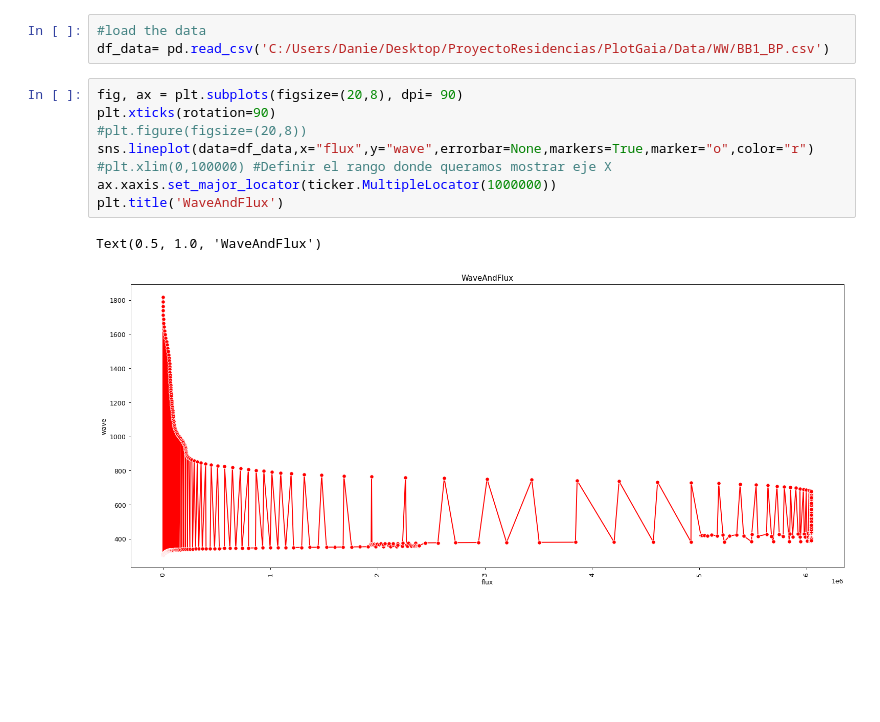
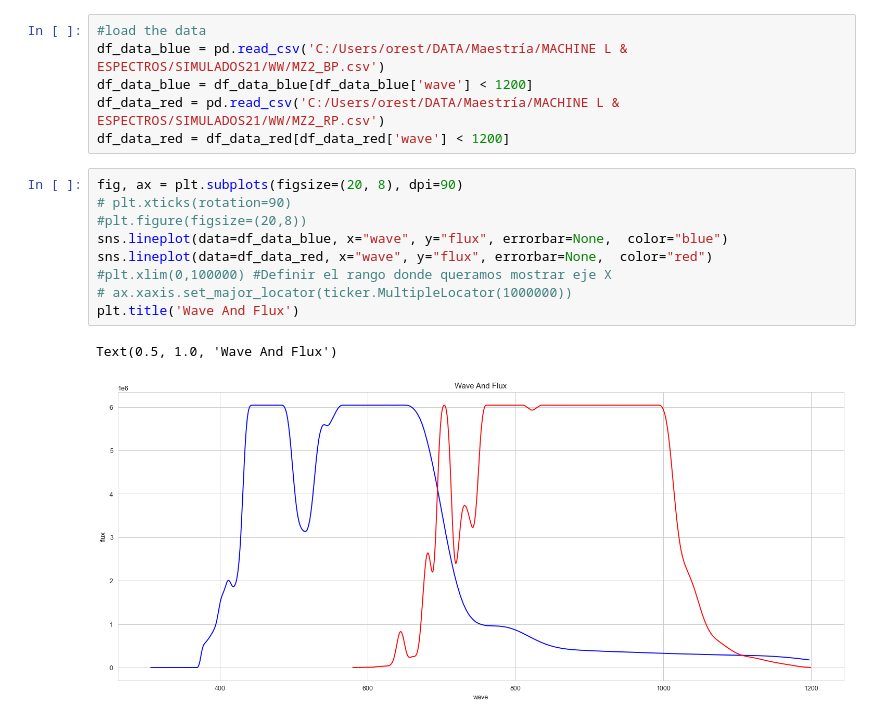
Before and after one commit to dandh10/PruebasSim, a Jupyter notebook: Prueba.ipynb, the cells around one changed output. Cells and saved outputs as stored; diff of their text form; blank space fills up the shorter version.

```diff
--- a/Prueba.ipynb
+++ b/Prueba.ipynb
@@ -9,15 +12,19 @@ import matplotlib.ticker as ticker
-# %%
-#load the data
-df_data= pd.read_csv('C:/Users/Danie/Desktop/ProyectoResidencias/PlotGaia/Data/WW/BB1_BP.csv')
+# %%
+#load the data
+df_data_blue = pd.read_csv('C:/Users/orest/DATA/Maestría/MACHINE L & ESPECTROS/SIMULADOS21/WW/MZ2_BP.csv')
+df_data_blue = df_data_blue[df_data_blue['wave'] < 1200]
+df_data_red = pd.read_csv('C:/Users/orest/DATA/Maestría/MACHINE L & ESPECTROS/SIMULADOS21/WW/MZ2_RP.csv')
+df_data_red = df_data_red[df_data_red['wave'] < 1200]
 # %%
-fig, ax = plt.subplots(figsize=(20,8), dpi= 90)
-plt.xticks(rotation=90)
+fig, ax = plt.subplots(figsize=(20, 8), dpi=90)
+# plt.xticks(rotation=90)
 #plt.figure(figsize=(20,8))
-sns.lineplot(data=df_data,x="flux",y="wave",errorbar=None,markers=True,marker="o",color="r")
+sns.lineplot(data=df_data_blue, x="wave", y="flux", errorbar=None,  color="blue")
+sns.lineplot(data=df_data_red, x="wave", y="flux", errorbar=None,  color="red")
 #plt.xlim(0,100000) #Definir el rango donde queramos mostrar eje X
-ax.xaxis.set_major_locator(ticker.MultipleLocator(1000000))
-plt.title('WaveAndFlux')
+# ax.xaxis.set_major_locator(ticker.MultipleLocator(1000000))
+plt.title('Wave And Flux')
 # %% [output]
-Text(0.5, 1.0, 'WaveAndFlux')
+Text(0.5, 1.0, 'Wave And Flux')
-[figure, old version]
+[figure, new version]
 # %%
```
Also changed, not shown: parts of 14 cells of this notebook.
